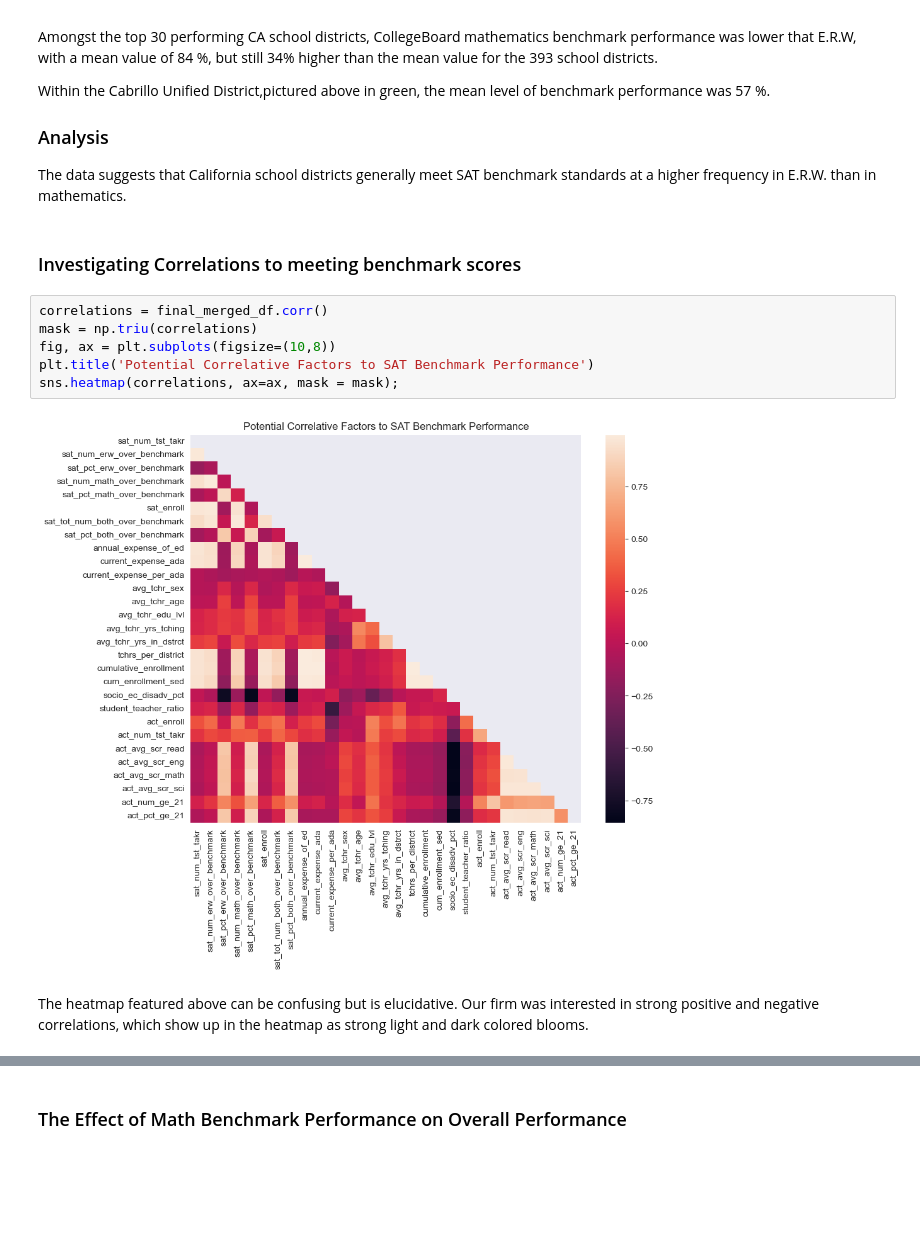
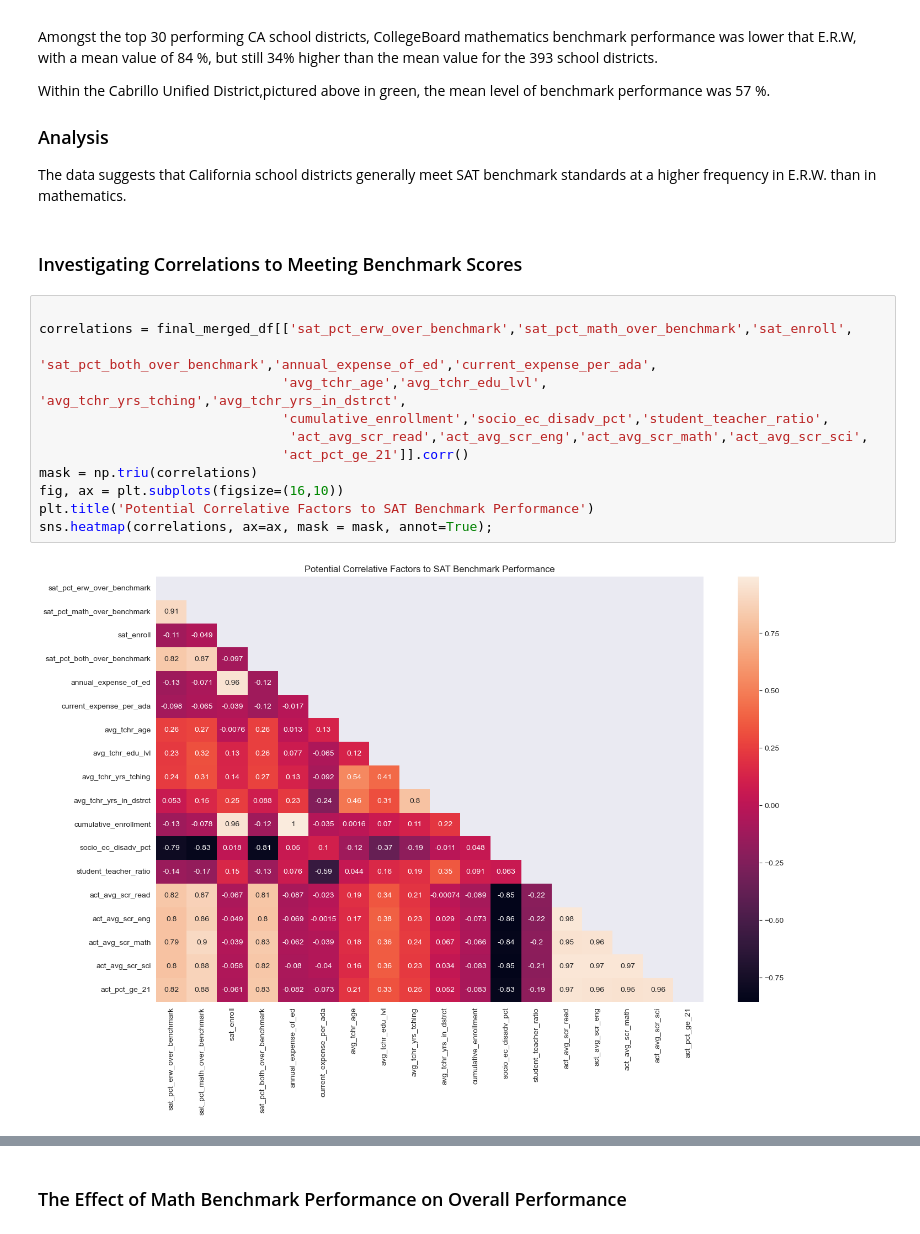
Before and after one commit to AlexSpradling/california_sat_analysis, a Jupyter notebook: code/Alex-Project1.ipynb, the cells around one changed output, grey strips where cells are left out. Saved outputs shown, nothing was run; the diff lists cells and outputs as text; blank space fills up the shorter version.

```diff
--- a/code/Alex-Project1.ipynb
+++ b/code/Alex-Project1.ipynb
@@ -999,14 +999,18 @@ Within the Cabrillo Unified District,pictured above in green, the mean level of
 
 The data suggests that California school districts generally meet SAT benchmark standards at a higher frequency in E.R.W. than in mathematics.
 # %% [markdown]
-### Investigating Correlations to meeting benchmark scores
+### Investigating Correlations to Meeting Benchmark Scores
 # %%
-correlations = final_merged_df.corr()
+
+correlations = final_merged_df[['sat_pct_erw_over_benchmark','sat_pct_math_over_benchmark','sat_enroll',
+                               'sat_pct_both_over_benchmark','annual_expense_of_ed','current_expense_per_ada',
+                               'avg_tchr_age','avg_tchr_edu_lvl', 'avg_tchr_yrs_tching','avg_tchr_yrs_in_dstrct',
+                               'cumulative_enrollment','socio_ec_disadv_pct','student_teacher_ratio',
+                                'act_avg_scr_read','act_avg_scr_eng','act_avg_scr_math','act_avg_scr_sci',
+                               'act_pct_ge_21']].corr()
 mask = np.triu(correlations)
-fig, ax = plt.subplots(figsize=(10,8))
+fig, ax = plt.subplots(figsize=(16,10))
 plt.title('Potential Correlative Factors to SAT Benchmark Performance')
-sns.heatmap(correlations, ax=ax, mask = mask);
+sns.heatmap(correlations, ax=ax, mask = mask, annot=True);
 # %% [output]
-[figure, old version]
+[figure, new version]
-# %% [markdown]
-The heatmap featured above can be confusing but is elucidative. Our firm was interested in strong positive and negative correlations, which show up in the heatmap as strong light and dark colored blooms.
```
Also changed, not shown: parts of 43 cells of this notebook.
